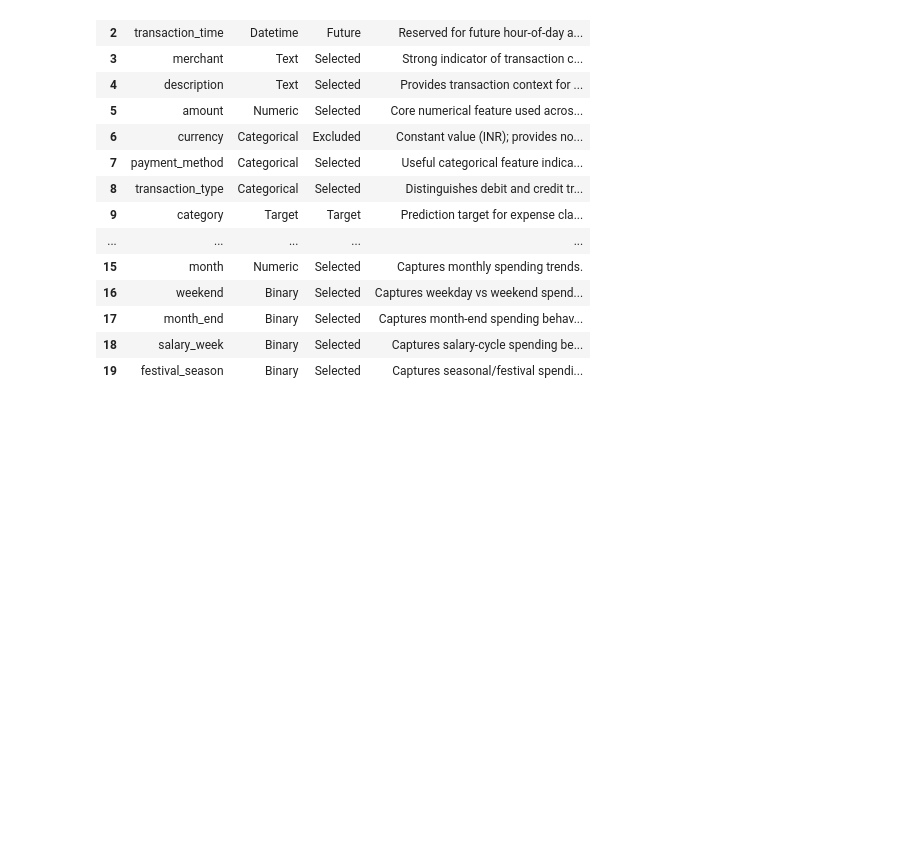
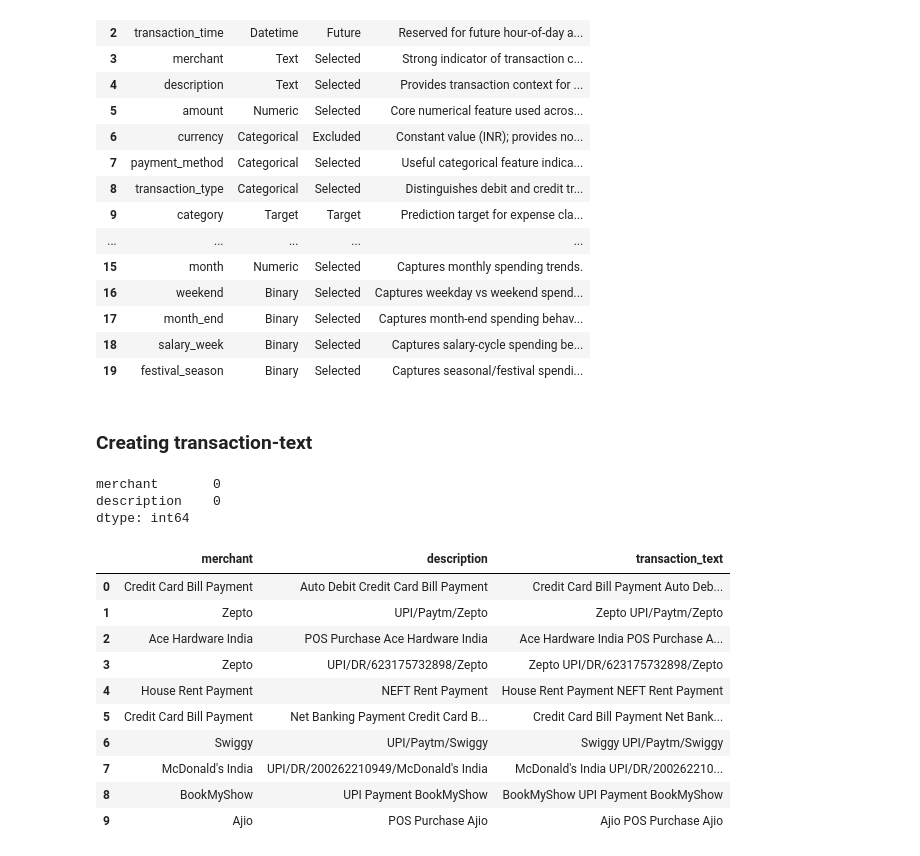
Before and after one commit to SatheMonika04/AI-Financial-Wellness-Coach, a Jupyter notebook: Feature_Engineering/feature_engineering_m.ipynb, the cells around one changed output. Cells and saved outputs as stored; diff of their text form; code cells hidden in the pictures; blank space fills up the shorter version.

Commit message:
Create and validate transaction_text feature for NLP pipeline

```diff
--- a/Feature_Engineering/feature_engineering_m.ipynb
+++ b/Feature_Engineering/feature_engineering_m.ipynb
@@ -408,3 +408,33 @@ feature_plan
 | 17 | month_end | Binary | Selected | Captures month-end spending behav... |
 | 18 | salary_week | Binary | Selected | Captures salary-cycle spending be... |
 | 19 | festival_season | Binary | Selected | Captures seasonal/festival spendi... |
+# %% [markdown]
+### Creating transaction-text
+# %%
+df[['merchant' , 'description']].isnull().sum()
+# %% [output]
+merchant       0
+description    0
+dtype: int64
+# %%
+# creating transaction-text feature
+
+df['transaction_text'] = (
+    df['merchant'].fillna('').astype(str).str.strip()
+    + " " +
+    df['description'].fillna('').astype(str).str.strip()
+).str.strip()
+# %%
+df[["merchant", "description", "transaction_text"]].head(10)
+# %% [output]
+|  | merchant | description | transaction_text |
+| 0 | Credit Card Bill Payment | Auto Debit Credit Card Bill Payment | Credit Card Bill Payment Auto Deb... |
+| 1 | Zepto | UPI/Paytm/Zepto | Zepto UPI/Paytm/Zepto |
+| 2 | Ace Hardware India | POS Purchase Ace Hardware India | Ace Hardware India POS Purchase A... |
+| 3 | Zepto | UPI/DR/623175732898/Zepto | Zepto UPI/DR/623175732898/Zepto |
+| 4 | House Rent Payment | NEFT Rent Payment | House Rent Payment NEFT Rent Payment |
+| 5 | Credit Card Bill Payment | Net Banking Payment Credit Card B... | Credit Card Bill Payment Net Bank... |
+| 6 | Swiggy | UPI/Paytm/Swiggy | Swiggy UPI/Paytm/Swiggy |
+| 7 | McDonald's India | UPI/DR/200262210949/McDonald's India | McDonald's India UPI/DR/200262210... |
+| 8 | BookMyShow | UPI Payment BookMyShow | BookMyShow UPI Payment BookMyShow |
+| 9 | Ajio | POS Purchase Ajio | Ajio POS Purchase Ajio |
```
Also changed, not shown: parts of 10 cells of this notebook, 1 other file.
